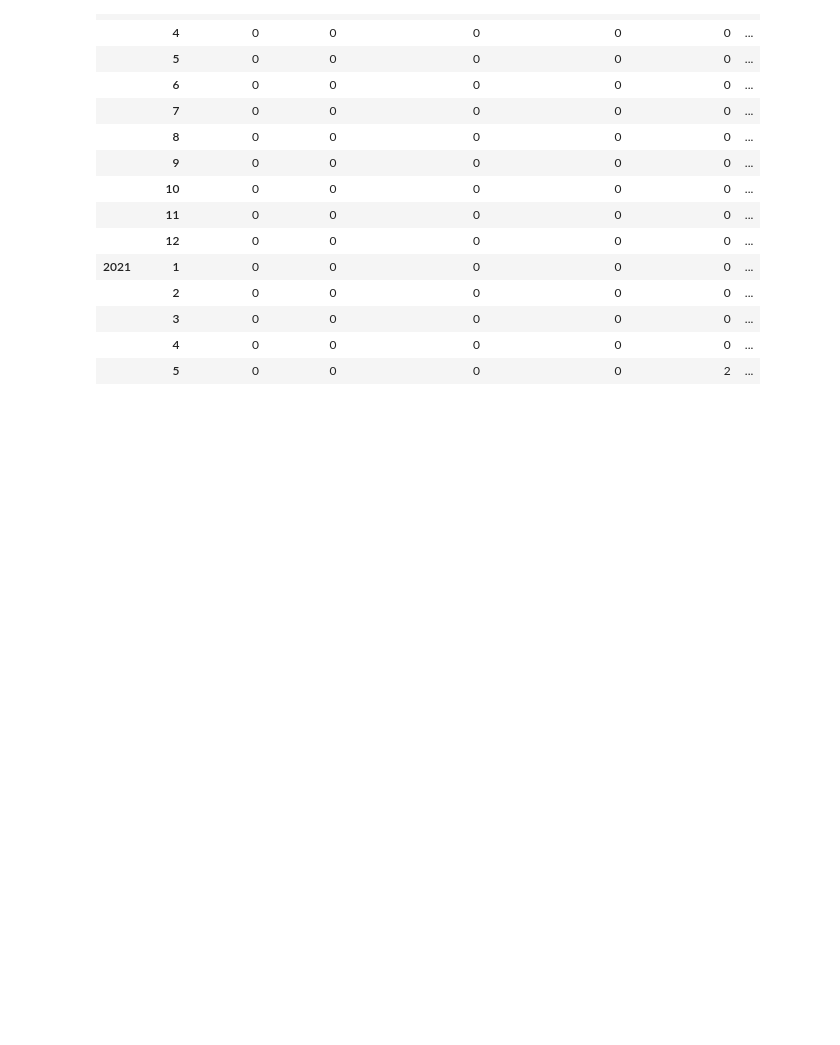
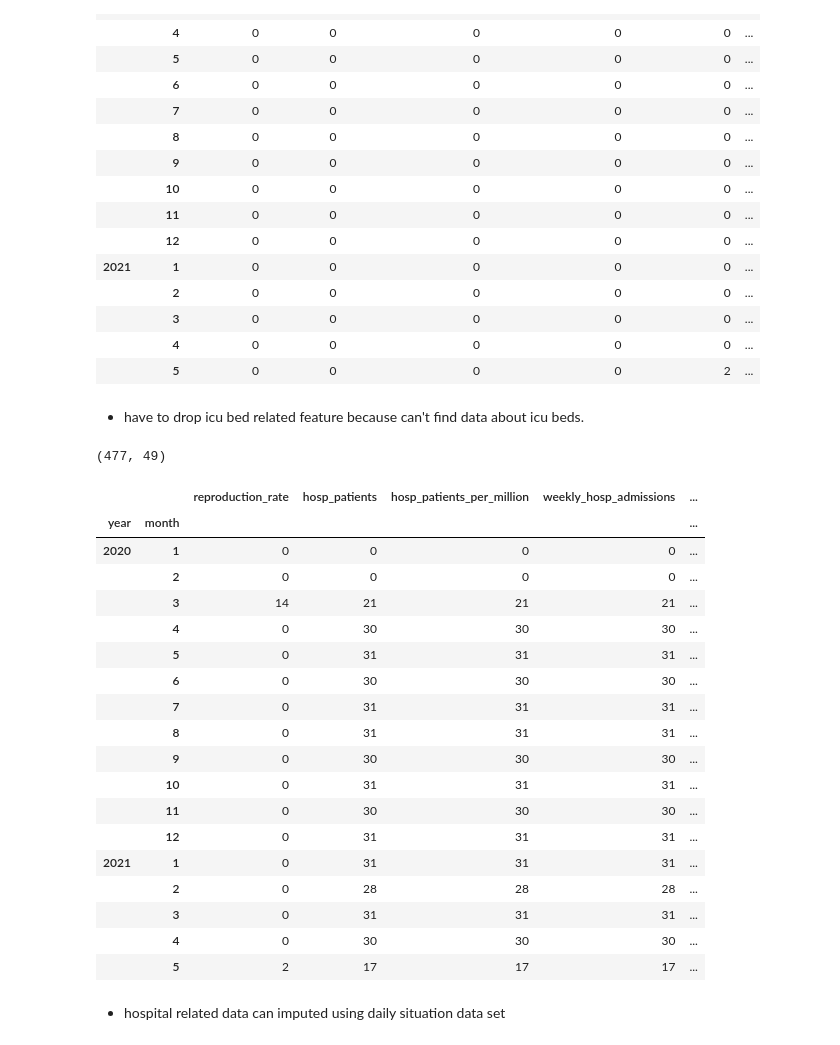
Before and after one commit to ashen007/SL_COVID_analysis, a Jupyter notebook: notebooks/case_data_analysis.ipynb, the cells around one changed output. Saved outputs shown, nothing was run; the diff lists cells and outputs as text; code cells hidden in the pictures; blank space fills up the shorter version.

Commit message:
droped icu related features

```diff
--- a/notebooks/case_data_analysis.ipynb
+++ b/notebooks/case_data_analysis.ipynb
@@ -429,3 +429,37 @@ na_mask.groupby(by=['year', 'month'])[na_features].sum().style.background_gradie
 |  | 3 | 0 | 0 | 0 | 0 | 0 | ... |
 |  | 4 | 0 | 0 | 0 | 0 | 0 | ... |
 |  | 5 | 0 | 0 | 0 | 0 | 2 | ... |
+# %% [markdown]
+- have to drop icu bed related feature because can't find data about icu beds.
+# %%
+icu_features = [feature for feature in na_features if 'icu' in feature]
+sl_full.drop(icu_features, inplace=True, axis=1)
+sl_full.shape
+# %% [output]
+(477, 49)
+# %%
+na_mask = sl_full.loc[:, :'human_development_index'].isna()
+na_mask = pd.concat([na_mask, sl_full[['month', 'year']]], axis=1)
+na_mask.groupby(by=['year', 'month'])[sl_full.columns[sl_full.isna().sum() > 0]].sum().style.background_gradient(cmap='YlOrRd')
+# %% [output]
+|  |  | reproduction_rate | hosp_patients | hosp_patients_per_million | weekly_hosp_admissions | ... |
+| year | month |  |  |  |  | ... |
+| 2020 | 1 | 0 | 0 | 0 | 0 | ... |
+|  | 2 | 0 | 0 | 0 | 0 | ... |
+|  | 3 | 14 | 21 | 21 | 21 | ... |
+|  | 4 | 0 | 30 | 30 | 30 | ... |
+|  | 5 | 0 | 31 | 31 | 31 | ... |
+|  | 6 | 0 | 30 | 30 | 30 | ... |
+|  | 7 | 0 | 31 | 31 | 31 | ... |
+|  | 8 | 0 | 31 | 31 | 31 | ... |
+|  | 9 | 0 | 30 | 30 | 30 | ... |
+|  | 10 | 0 | 31 | 31 | 31 | ... |
+|  | 11 | 0 | 30 | 30 | 30 | ... |
+|  | 12 | 0 | 31 | 31 | 31 | ... |
+| 2021 | 1 | 0 | 31 | 31 | 31 | ... |
+|  | 2 | 0 | 28 | 28 | 28 | ... |
+|  | 3 | 0 | 31 | 31 | 31 | ... |
+|  | 4 | 0 | 30 | 30 | 30 | ... |
+|  | 5 | 2 | 17 | 17 | 17 | ... |
+# %% [markdown]
+- hospital related data can imputed using daily situation data set
```
